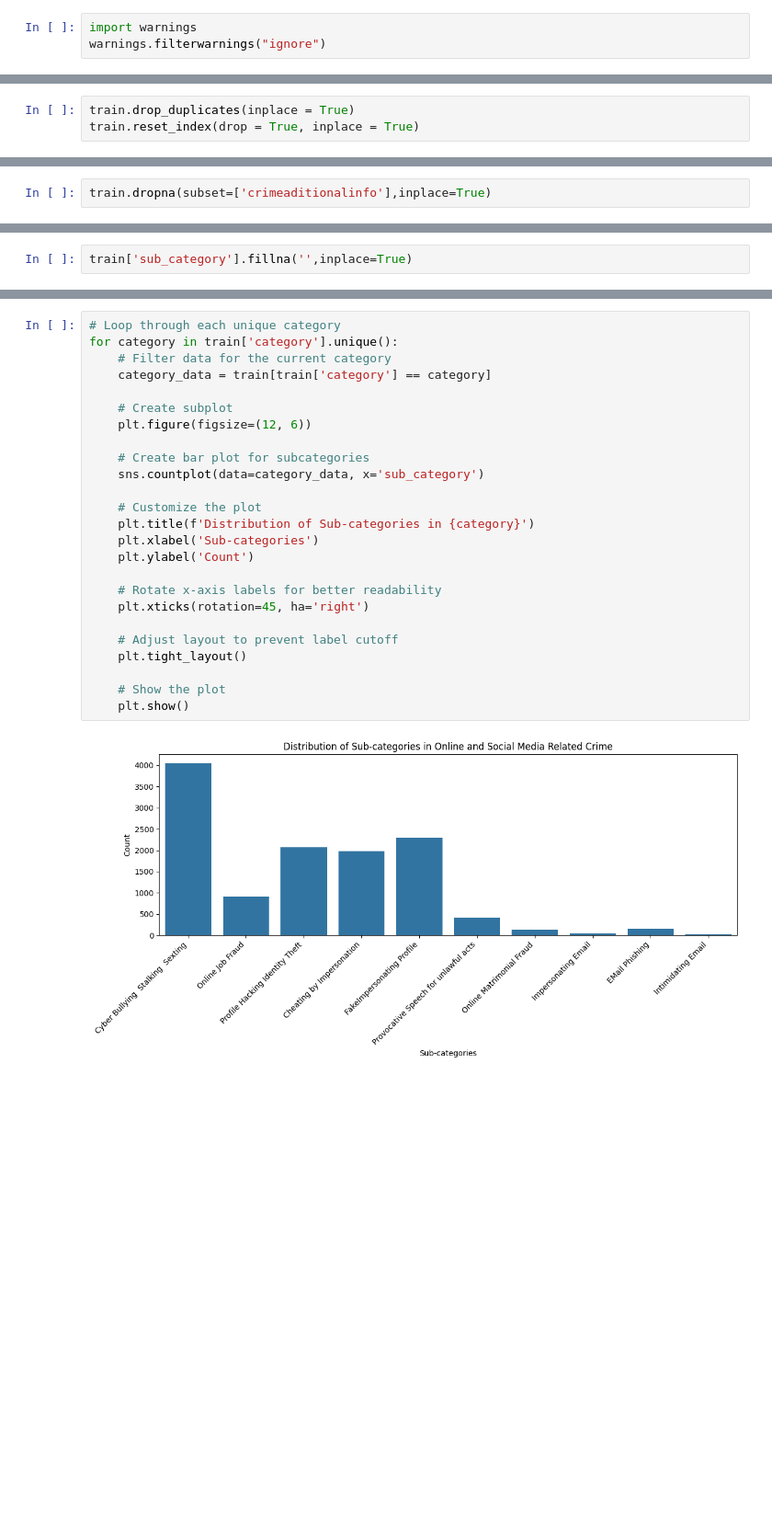
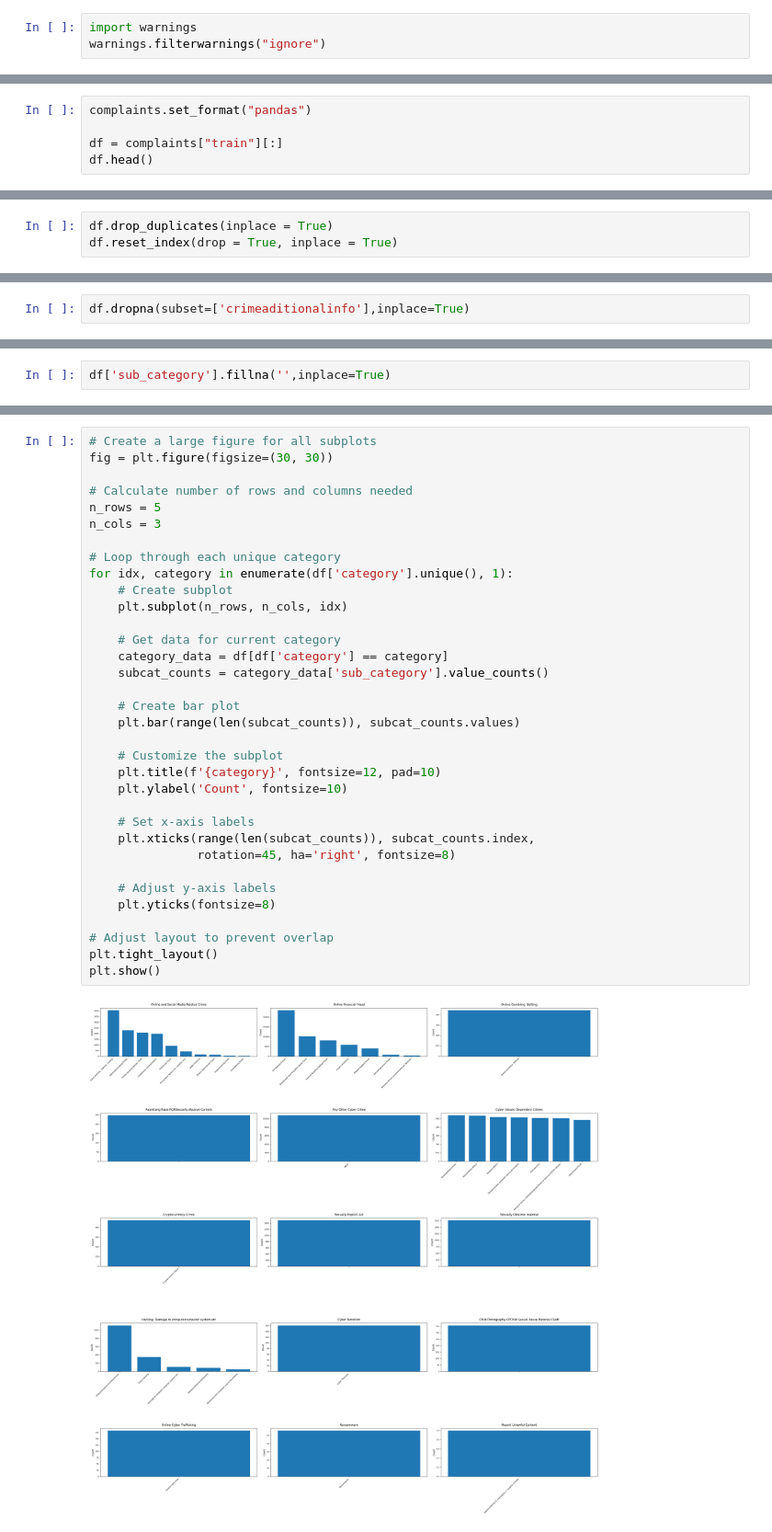
Before and after one commit to mathew-2/Cybersec_Hackathon, a Jupyter notebook: main.ipynb, the cells around one changed output, grey strips where cells are left out. Shown at 92% size. Saved outputs shown, nothing was run; the diff lists cells and outputs as text; blank space fills up the shorter version.

```diff
--- a/main.ipynb
+++ b/main.ipynb
@@ -34,0 +69,5 @@ memory usage: 2.1+ MB
+# %%
+complaints.set_format("pandas")
+
+df = complaints["train"][:]
+df.head()
@@ -39,6 +102,6 @@ print(pd.Series({"Number of observations with missing values": len(train) - len(
 Number of observations with missing values    6612
 Number of duplicate observations              7803
 # %%
-train.drop_duplicates(inplace = True)
-train.reset_index(drop = True, inplace = True)
+df.drop_duplicates(inplace = True)
+df.reset_index(drop = True, inplace = True)
 # %%
@@ -53,5 +116,5 @@ Column: category, number of missing values: 0
 Column: sub_category, number of missing values: 3858
 Column: crimeaditionalinfo, number of missing values: 7
 # %%
-train.dropna(subset=['crimeaditionalinfo'],inplace=True)
+df.dropna(subset=['crimeaditionalinfo'],inplace=True)
 # %%
@@ -94,5 +167,5 @@ Ransomware                                                 56
 Report Unlawful Content                                     1
 Name: count, dtype: int64
 # %%
-train['sub_category'].fillna('',inplace=True)
+df['sub_category'].fillna('',inplace=True)
 # %%
@@ -180,27 +239,36 @@ plt.show()
 # %%
+# Create a large figure for all subplots
+fig = plt.figure(figsize=(30, 30))
+
+# Calculate number of rows and columns needed
+n_rows = 5
+n_cols = 3
+
 # Loop through each unique category
-for category in train['category'].unique():
-    # Filter data for the current category
-    category_data = train[train['category'] == category]
+for idx, category in enumerate(df['category'].unique(), 1):
+    # Create subplot
+    plt.subplot(n_rows, n_cols, idx)
 
-    # Create subplot
-    plt.figure(figsize=(12, 6))
+    # Get data for current category
+    category_data = df[df['category'] == category]
+    subcat_counts = category_data['sub_category'].value_counts()
 
-    # Create bar plot for subcategories
-    sns.countplot(data=category_data, x='sub_category')
+    # Create bar plot
+    plt.bar(range(len(subcat_counts)), subcat_counts.values)
 
-    # Customize the plot
-    plt.title(f'Distribution of Sub-categories in {category}')
-    plt.xlabel('Sub-categories')
-    plt.ylabel('Count')
+    # Customize the subplot
+    plt.title(f'{category}', fontsize=12, pad=10)
+    plt.ylabel('Count', fontsize=10)
 
-    # Rotate x-axis labels for better readability
-    plt.xticks(rotation=45, ha='right')
+    # Set x-axis labels
+    plt.xticks(range(len(subcat_counts)), subcat_counts.index,
+               rotation=45, ha='right', fontsize=8)
 
-    # Adjust layout to prevent label cutoff
-    plt.tight_layout()
+    # Adjust y-axis labels
+    plt.yticks(fontsize=8)
 
-    # Show the plot
-    plt.show()
+# Adjust layout to prevent overlap
+plt.tight_layout()
+plt.show()
 # %% [output]
-[figure, old version]
+[figure, new version]
```
Also changed, not shown: parts of 38 cells of this notebook, 2 other files.
